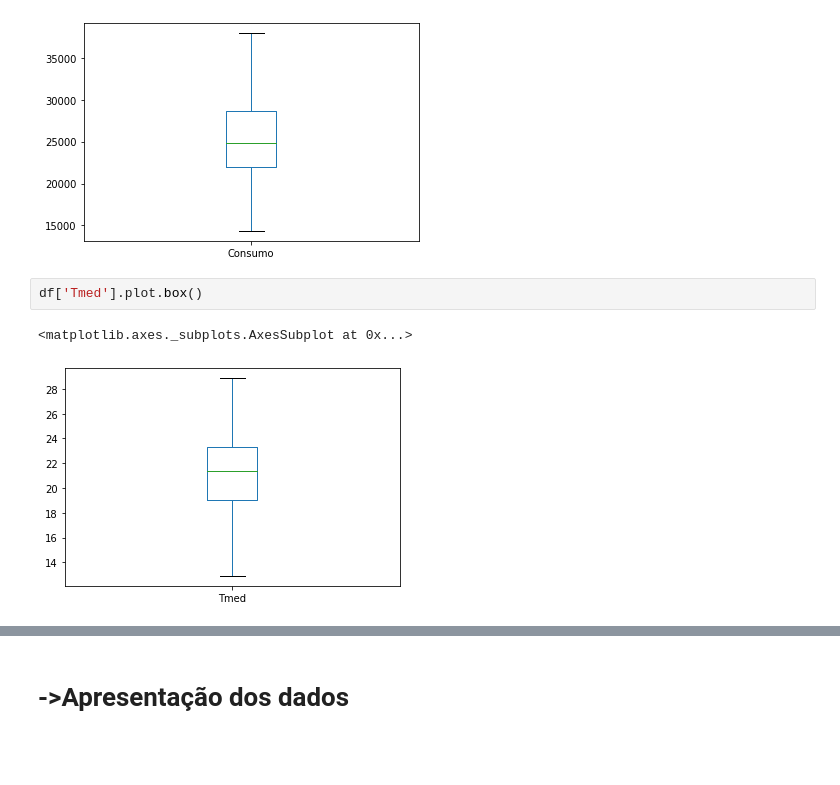
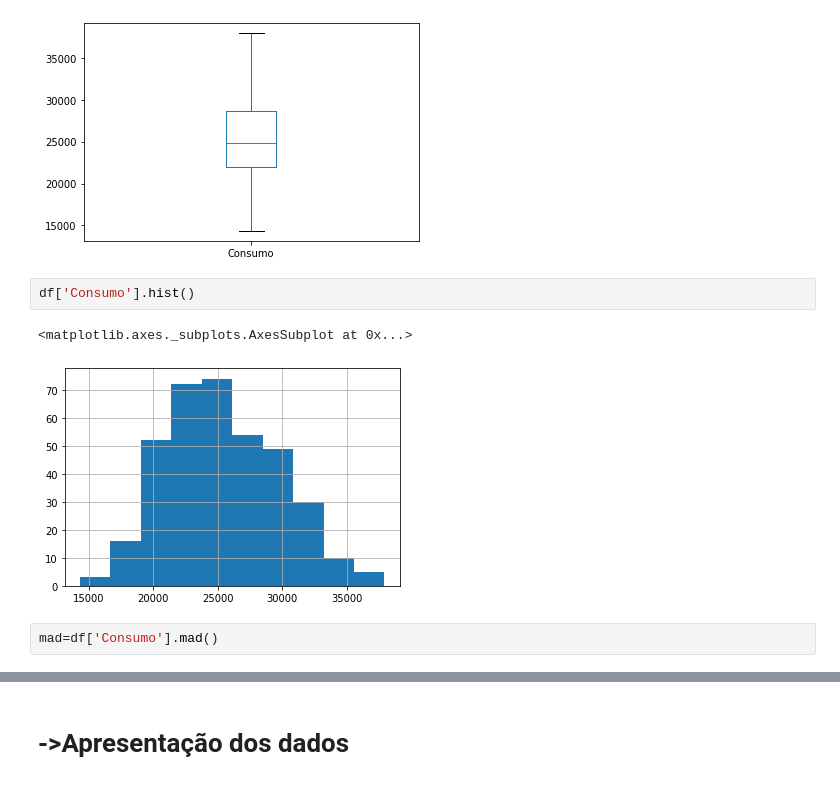
Before and after one commit to thiagorayam/Data, a Jupyter notebook: Exemplo1.ipynb, the cells around one changed output, grey strips where cells are left out. Saved outputs shown, nothing was run; the diff lists cells and outputs as text; blank space fills up the shorter version.

```diff
--- a/Exemplo1.ipynb
+++ b/Exemplo1.ipynb
@@ -251,8 +256,10 @@ df['Consumo'].plot.box()
 # %% [output]
 <matplotlib.axes._subplots.AxesSubplot at 0x...>
 [figure]
-# %%
-df['Tmed'].plot.box()
-# %% [output]
-<matplotlib.axes._subplots.AxesSubplot at 0x...>
-[figure, removed]
+# %%
+df['Consumo'].hist()
+# %% [output]
+<matplotlib.axes._subplots.AxesSubplot at 0x...>
+[figure, added]
+# %%
+mad=df['Consumo'].mad()
```
Also changed, not shown: parts of 5 cells of this notebook.
